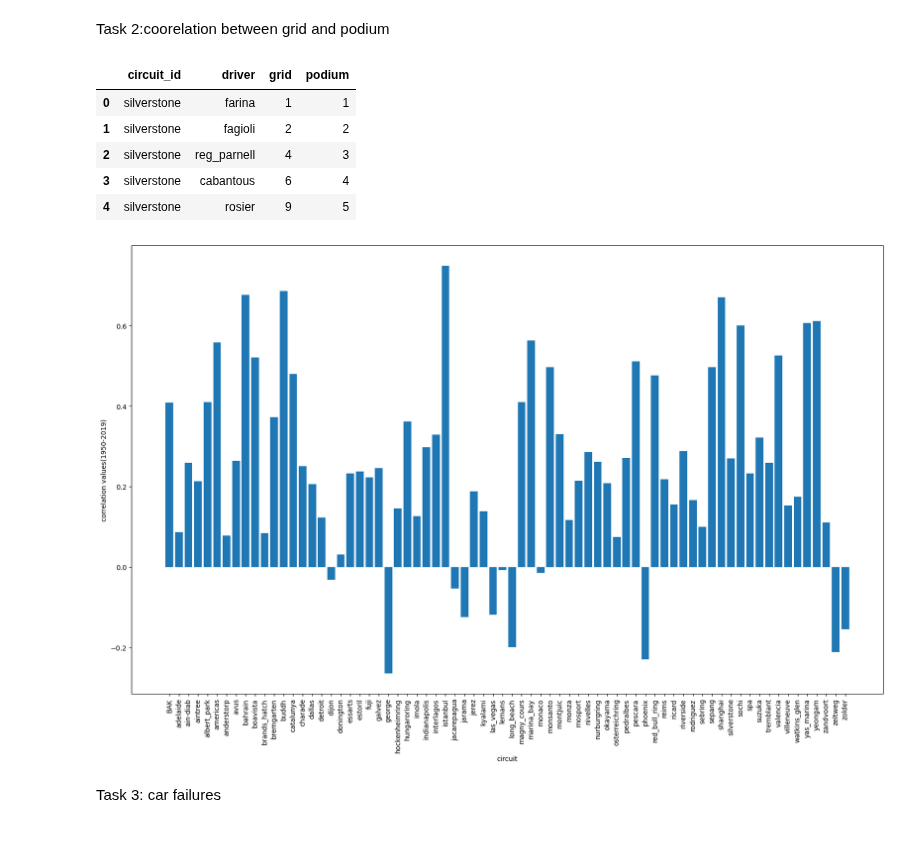
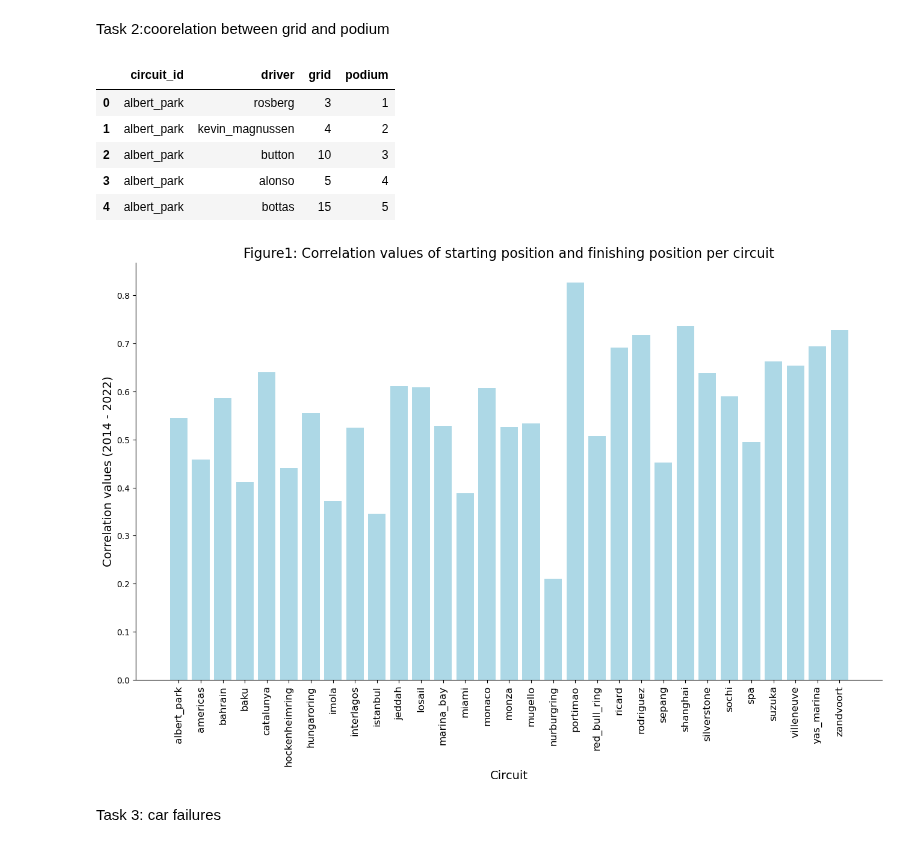
Before and after one commit to Ssavan99/Formula1-RacePredictor, a Jupyter notebook: f1DataVisualization.ipynb, the cells around one changed output. Cells and saved outputs as stored; diff of their text form; code cells hidden in the pictures.

```diff
--- a/f1DataVisualization.ipynb
+++ b/f1DataVisualization.ipynb
@@ -15,12 +15,19 @@ import squarify
 %matplotlib inline
 # %%
 base_path = './Data/'
-Const_sta = pd.read_csv(base_path+'ConstructorStandings.csv')
-Dri_sta = pd.read_csv(base_path+'DriverStandings.csv')
-races = pd.read_csv(base_path+'Races.csv')
-results = pd.read_csv(base_path+'Results.csv')
-Wea_info = pd.read_csv(base_path+'WeatherInfo.csv')
-Qua_results = pd.read_csv(base_path+'QualifyingResults.csv')
+# Const_sta = pd.read_csv(base_path+'ConstructorStandings.csv')
+# Dri_sta = pd.read_csv(base_path+'DriverStandings.csv')
+# races = pd.read_csv(base_path+'Races.csv')
+# results = pd.read_csv(base_path+'Results.csv')
+# Wea_info = pd.read_csv(base_path+'WeatherInfo.csv')
+# Qua_results = pd.read_csv(base_path+'QualifyingResults.csv')
+
+Const_sta = pd.read_csv(base_path+'ConstructorStandings2014.csv')
+Dri_sta = pd.read_csv(base_path+'DriverStandings2014.csv')
+races = pd.read_csv(base_path+'Races2014.csv')
+results = pd.read_csv(base_path+'Results2014.csv')
+Wea_info = pd.read_csv(base_path+'WeatherInfo2014.csv')
+Qua_results = pd.read_csv(base_path+'QualifyingResults2014.csv')
 # %% [markdown]
 Task 1: frequency of race in a circuit by year(1950-2019)
 # %%
@@ -124,11 +145,11 @@ dri_results = results[['circuit_id','driver','grid','podium']]
 dri_results.head()
 # %% [output]
 |  | circuit_id | driver | grid | podium |
-| 0 | silverstone | farina | 1 | 1 |
-| 1 | silverstone | fagioli | 2 | 2 |
-| 2 | silverstone | reg_parnell | 4 | 3 |
-| 3 | silverstone | cabantous | 6 | 4 |
-| 4 | silverstone | rosier | 9 | 5 |
+| 0 | albert_park | rosberg | 3 | 1 |
+| 1 | albert_park | kevin_magnussen | 4 | 2 |
+| 2 | albert_park | button | 10 | 3 |
+| 3 | albert_park | alonso | 5 | 4 |
+| 4 | albert_park | bottas | 15 | 5 |
 # %%
 b = dri_results.groupby('circuit_id')[['grid','podium']].corr()['podium']
 filt = (b != 1)
@@ -140,14 +161,26 @@ for circuit,grid in b.index:
   circuit_t2.append(circuit)
   corr_values.append(b.loc[circuit,grid])
 # %%
-plt.subplots(figsize=(20,12))
-plt.bar(circuit_t2,corr_values,width=0.8)
-plt.xticks(circuit_t2,rotation='vertical',size=10)
-plt.xlabel('circuit')
-plt.ylabel('correlation values(1950-2019)')
+# plt.subplots(figsize=(20,12))
+# plt.bar(circuit_t2,corr_values,width=0.8)
+# plt.xticks(circuit_t2,rotation='vertical',size=10)
+# plt.xlabel('circuit')
+# plt.ylabel('correlation values(1950-2019)')
+# plt.show()
+
+fig, ax = plt.subplots(figsize=(16, 9))
+ax.bar(circuit_t2, corr_values, width=0.8, color='lightblue')
+ax.set_xticklabels(circuit_t2, rotation='vertical', fontsize=12)
+ax.set_xlabel('Circuit', fontsize=14)
+ax.set_ylabel('Correlation values (2014 - 2022)', fontsize=14)
+ax.set_title('Figure1: Correlation values of starting position and finishing position per circuit', fontsize=16)
+
+ax.spines['top'].set_visible(False)
+ax.spines['right'].set_visible(False)
+
 plt.show()
 # %% [output]
-[figure, old version]
+[figure, new version]
 # %% [markdown]
 Task 3: car failures
 # %%
```
Also changed, not shown: parts of 22 cells of this notebook, 15 other files.
